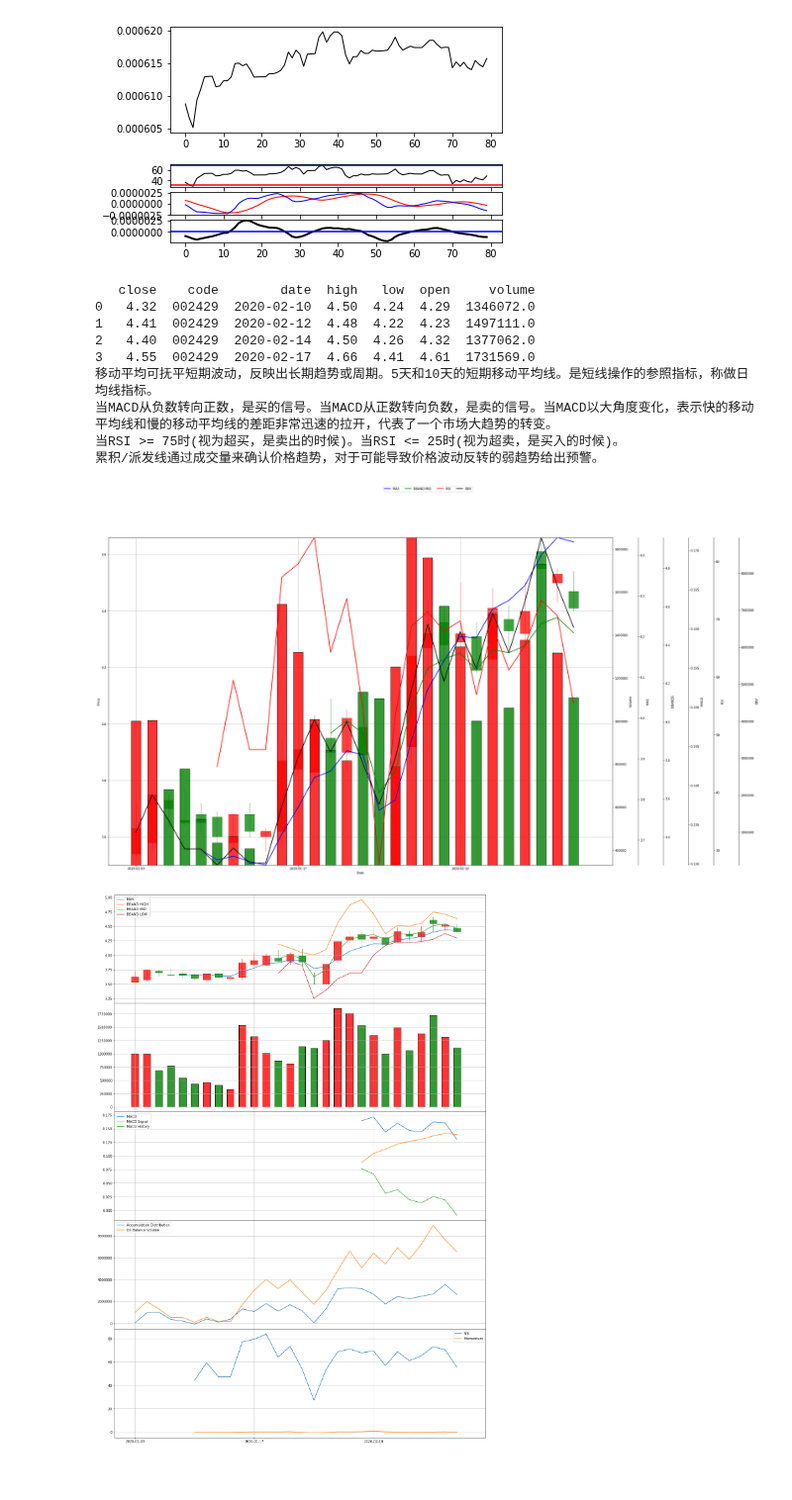
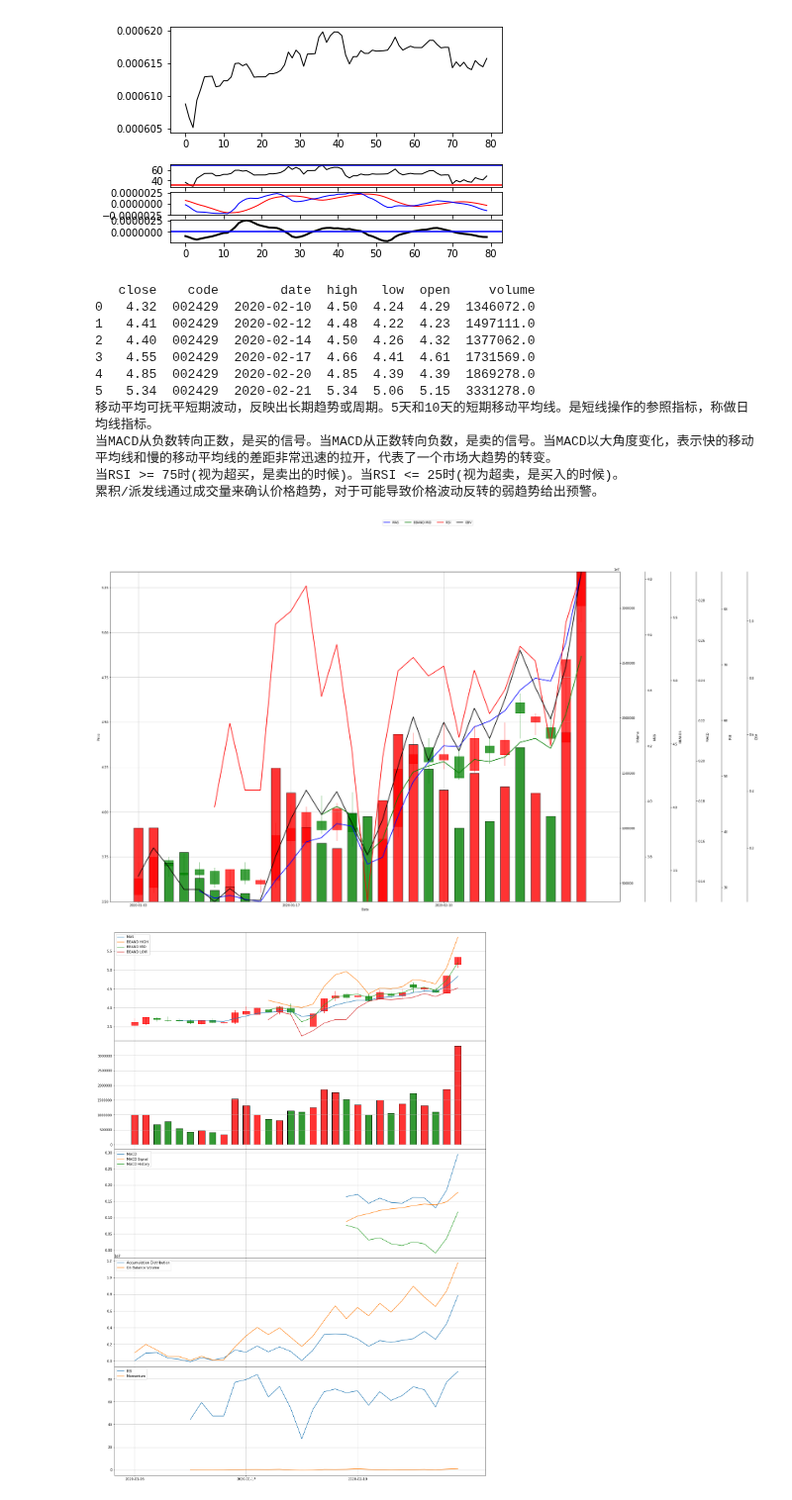
Before and after one commit to alanz2015/MyQuantitativeAlgoTest, a Jupyter notebook: StudyNote20191230.ipynb, the cells around one changed output. Shown at 99% size. Saved outputs shown, nothing was run; the diff lists cells and outputs as text; code cells hidden in the pictures; blank space fills up the shorter version.

```diff
--- a/StudyNote20191230.ipynb
+++ b/StudyNote20191230.ipynb
@@ -272,7 +272,7 @@ def make_patch_spines_invisible(ax):
 
 # "設置起始日期"
 Start_date = '2020-01-03'
-End_date   = '2020-02-19'
+End_date   = '2020-02-24'
 stockCode  = '002429'
 # "導入數據"
 df_300427 = ts.get_k_data(stockCode, start = Start_date, end = End_date, ktype = 'D')
@@ -443,35 +443,37 @@ print("当MACD从负数转向正数，是买的信号。当MACD从正数转向
 print("当RSI >= 75时(视为超买，是卖出的时候)。当RSI <= 25时(视为超卖，是买入的时候)。")
 print("累积/派发线通过成交量来确认价格趋势，对于可能导致价格波动反转的弱趋势给出预警。")
 ax3.plot(macd, label = 'MACD')
 ax3.plot(macdSignal, label = 'MACD Signal')
 ax3.plot(macdHist, label = 'MACD History')
 ax3.legend()
 ax3.grid(True)
 
 ax4.plot(ad, label = 'Accumulation Distribution')
 # ax4.plot(adosc, label = 'Chaikin A/D Oscillator')
 ax4.plot(obv, label = 'On Balance Volume')
 ax4.legend()
 ax4.grid()
 
 ax5.plot(rsi, label = 'RSI')
 ax5.plot(mom, label = 'Momentum')
 ax5.legend()
 ax5.grid()
 plt.show()
 fig.savefig("Complex-2.pdf")
 # %% [output]
    close    code        date  high   low  open     volume
 0   4.32  002429  2020-02-10  4.50  4.24  4.29  1346072.0
 1   4.41  002429  2020-02-12  4.48  4.22  4.23  1497111.0
 2   4.40  002429  2020-02-14  4.50  4.26  4.32  1377062.0
 3   4.55  002429  2020-02-17  4.66  4.41  4.61  1731569.0
+4   4.85  002429  2020-02-20  4.85  4.39  4.39  1869278.0
+5   5.34  002429  2020-02-21  5.34  5.06  5.15  3331278.0
 移动平均可抚平短期波动，反映出长期趋势或周期。5天和10天的短期移动平均线。是短线操作的参照指标，称做日均线指标。
 当MACD从负数转向正数，是买的信号。当MACD从正数转向负数，是卖的信号。当MACD以大角度变化，表示快的移动平均线和慢的移动平均线的差距非常迅速的拉开，代表了一个市场大趋势的转变。
 当RSI >= 75时(视为超买，是卖出的时候)。当RSI <= 25时(视为超卖，是买入的时候)。
 累积/派发线通过成交量来确认价格趋势，对于可能导致价格波动反转的弱趋势给出预警。
-[figure, old version]
+[figure, new version]
-[figure, old version]
+[figure, new version]
 # %%
 '''
 There are 2 tools involving in DPT-RP1 firmware update:
```
Also changed, not shown: parts of 2 cells of this notebook.
